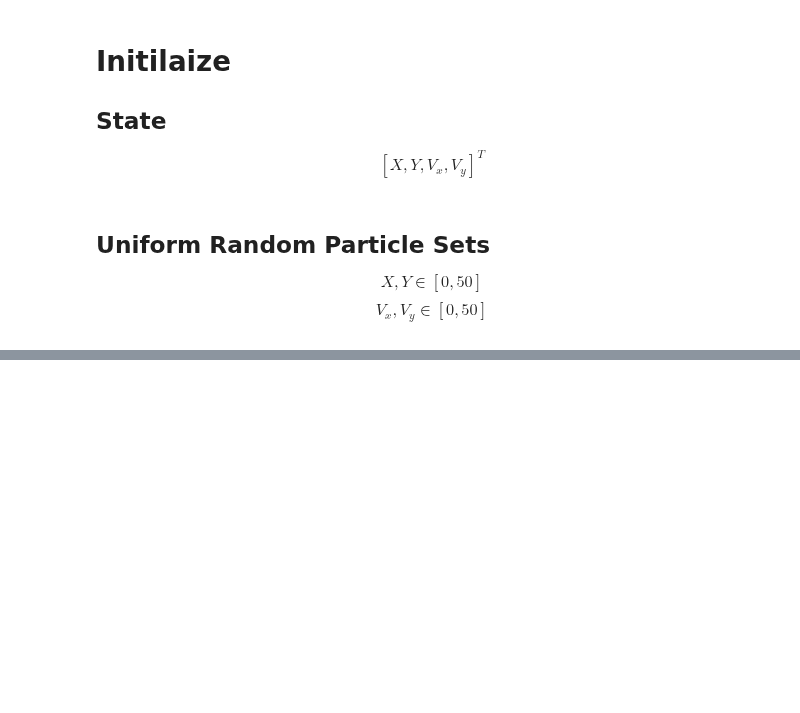
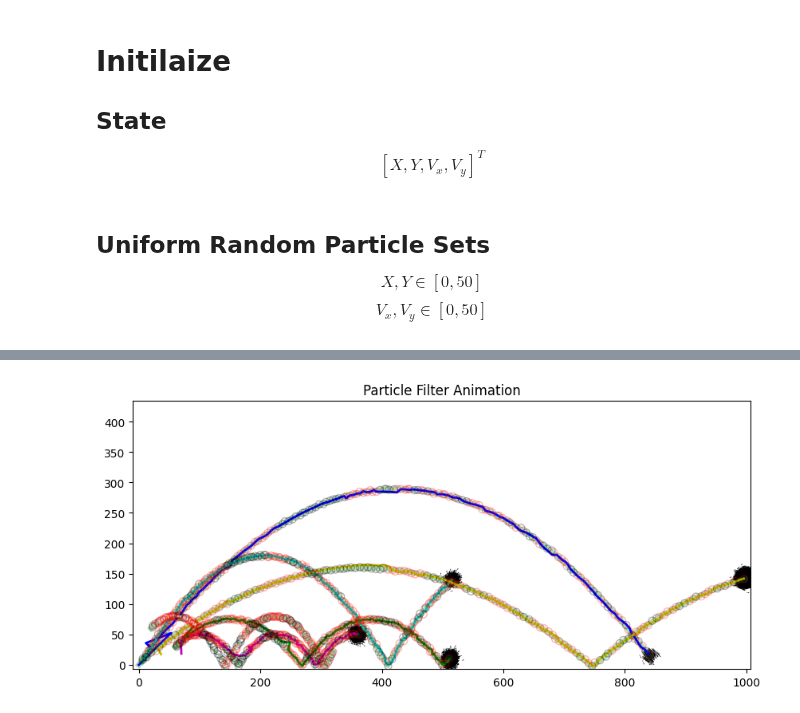
Before and after one commit to Horizon-42/particle_filter, a Jupyter notebook: run_partickle_filter.ipynb, the cells around one changed output, grey strips where cells are left out. Drawn from its saved outputs; the diff is of its cells as text; code cells hidden in the pictures; blank space fills up the shorter version.

```diff
--- a/run_partickle_filter.ipynb
+++ b/run_partickle_filter.ipynb
@@ -123,9 +132,9 @@ estimated_trace_colors =['b-', 'c-', 'y-', 'w-', 'm-', 'g-']
 for i in range(ball_num):
     obs_sc = ax.scatter([], [], s=42, marker='o', facecolors='none', edgecolors='black', alpha=0.3, zorder=5) # s is marker size
     observ_slots.append(obs_sc)
-    true_state_plot, = ax.plot(states[0, 0, i], states[0, 1, i], 'g-', label='True State', alpha=0.5, linewidth=3)
+    true_state_plot, = ax.plot(states[0, 0, i], states[0, 1, i], 'g-', label='True State', alpha=0.3, linewidth=5)
     state_slots.append(true_state_plot)
-    estimated_plot, = ax.plot([], [], estimated_trace_colors[i%ball_num], label=f'Estimated State {i}', alpha=0.7)
+    estimated_plot, = ax.plot([], [], estimated_trace_colors[i%ball_num], label=f'Estimated State {i}', alpha=1, linewidth=2)
     estimated_slots.append(estimated_plot)
 
 plt.savefig(f"outputs/frame_000.png", dpi=150)
@@ -137,7 +146,7 @@ non_observed_colors = [[0.0, 0.0, 0.0, 1.0]] * observations.shape[0]  # black fo
 
 has_no_observs = np.array([False]*observations.shape[0])
 
-has_no_observs[20:40] = True
+has_no_observs[40:60] = True
 
 has_observ_thresh = 0.7
 
@@ -162,30 +171,32 @@ for frame in range(1, states.shape[0]):
     for i in range(ball_num):
         estimated_states[frame, i, :] = np.mean(particles[pf.ball_indices == i, :, :], axis=0).flatten()
 
     # Update particles, visualize weights with colormap
     particles_quiver.set_offsets(particles[:, :2, 0])
     particles_quiver.set_UVC(particles[:, 2, 0], particles[:, 3, 0])
     particles_quiver.set_color(sms[0].to_rgba(weights))
 
     for i in range(ball_num):
         obs_sc, true_state_plot, estimated_slot = observ_slots[i], state_slots[i], estimated_slots[i]
         true_state_plot.set_data(states[:frame+1, 0, i], states[:frame+1, 1, i])
 
         obs_sc.set_offsets(observations[:frame, :, i])
         obs_sc.set_edgecolors(observ_colors[:frame])
 
         estimated_slot.set_data(estimated_states[:frame+1, i, 0], estimated_states[:frame+1, i, 1])
 
     clear_output(wait=True)
     display(fig)
     # 保存帧
     plt.savefig(f"outputs/frame_{frame:03d}.png", dpi=150)
 
 # plt.close(fig)  # 完成后关闭图形
 plt.ioff()
 plt.close(fig)
 
 # save to gif
 gif_frames = [Image.open(f"outputs/frame_{frame:03d}.png") for frame in range(states.shape[0])]
 gif_path = "outputs/particle_filter_animation.gif"
 gif_frames[0].save(gif_path, save_all=True, append_images=gif_frames[1:], duration=300, loop=0)
+# %% [output]
+[figure, added]
```
Also changed, not shown: parts of 3 cells of this notebook, 3 other files.
